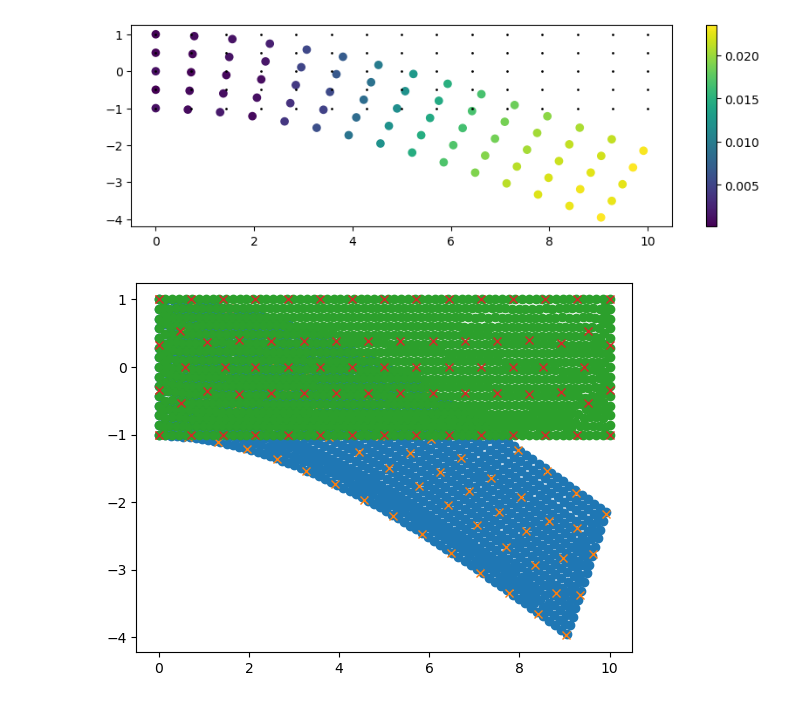
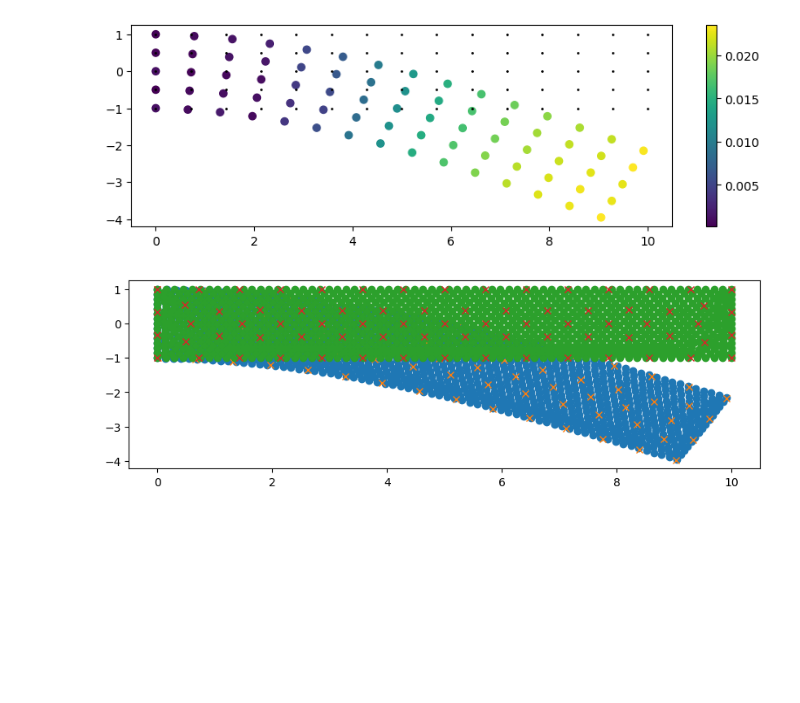
Before and after one commit to itsmebonny/Sofa_Playground, a Jupyter notebook: images_data/vedo_notebook.ipynb, the cells around one changed output. Saved outputs shown, nothing was run; the diff lists cells and outputs as text; code cells hidden in the pictures; blank space fills up the shorter version.

```diff
--- a/images_data/vedo_notebook.ipynb
+++ b/images_data/vedo_notebook.ipynb
@@ -39,13 +41,13 @@ plt.show()
 # %% [output]
 [figure]
 # %%
-plt.figure()
+plt.figure(figsize=(10,3))
 plt.plot(gt_rest[:,0] + gt_displacement[:,0], gt_rest[:,1] + gt_displacement[:,1], 'o')
 plt.plot(pred_rest[:,0] + pred_displacement[:,0], pred_rest[:,1] + pred_displacement[:,1], 'x')
 
 plt.plot(gt_rest[:,0], gt_rest[:,1], 'o')
 plt.plot(pred_rest[:,0], pred_rest[:,1], 'x')
 
 plt.show()
 # %% [output]
-[figure, old version]
+[figure, new version]
```
Also changed, not shown: parts of 4 cells of this notebook, 8 other files.
